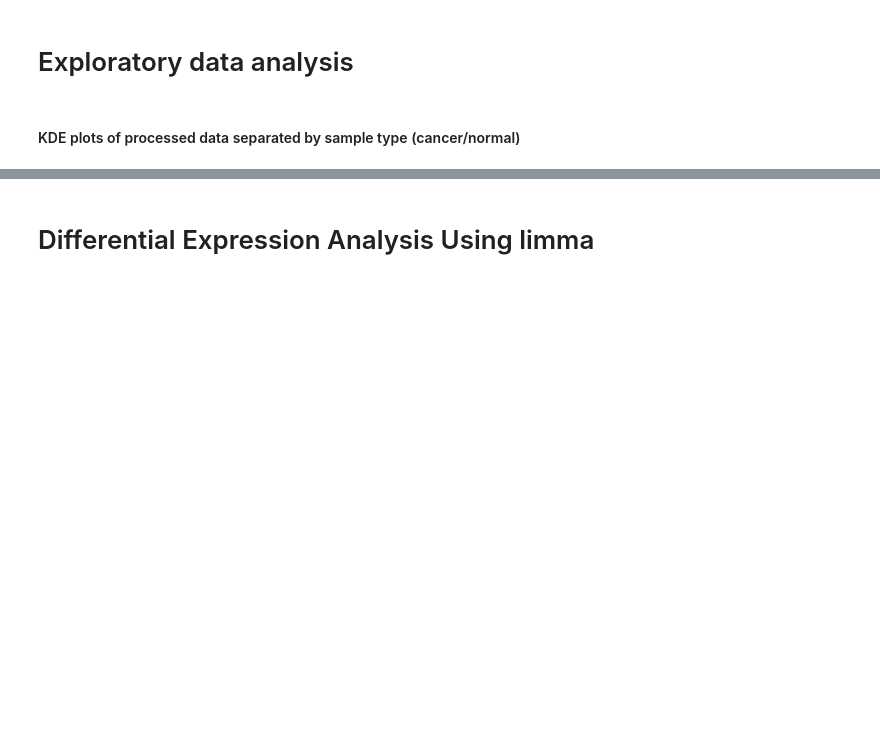
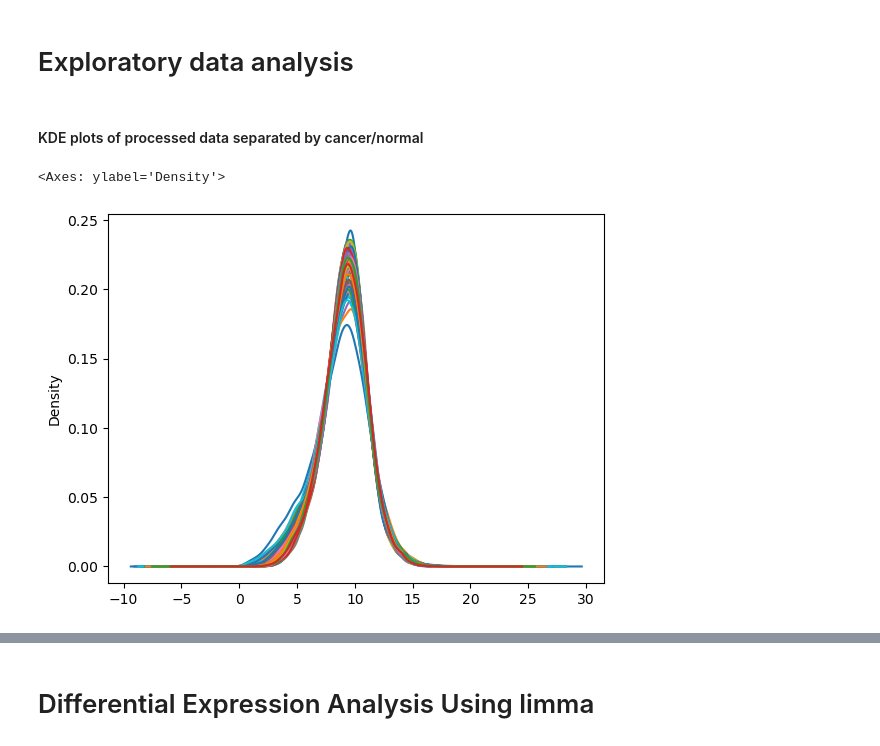
Before and after one commit to lizekss/BRCA-DEG-Analysis, a Jupyter notebook: notebook.ipynb, the cells around one changed output, grey strips where cells are left out. Cells and saved outputs as stored; diff of their text form; code cells hidden in the pictures; blank space fills up the shorter version.

```diff
--- a/notebook.ipynb
+++ b/notebook.ipynb
@@ -75,7 +76,10 @@ df2.head()
 # %% [markdown]
 # Exploratory data analysis
 # %% [markdown]
-#### KDE plots of processed data separated by sample type (cancer/normal)
+#### KDE plots of processed data separated by cancer/normal
 # %%
-# df1.plot(kind='kde', legend=False) # normal cells
+df1.plot(kind='kde', legend=False) # normal cells
+# %% [output]
+<Axes: ylabel='Density'>
+[figure, added]
 # %%
```
Also changed, not shown: parts of 19 cells of this notebook.
